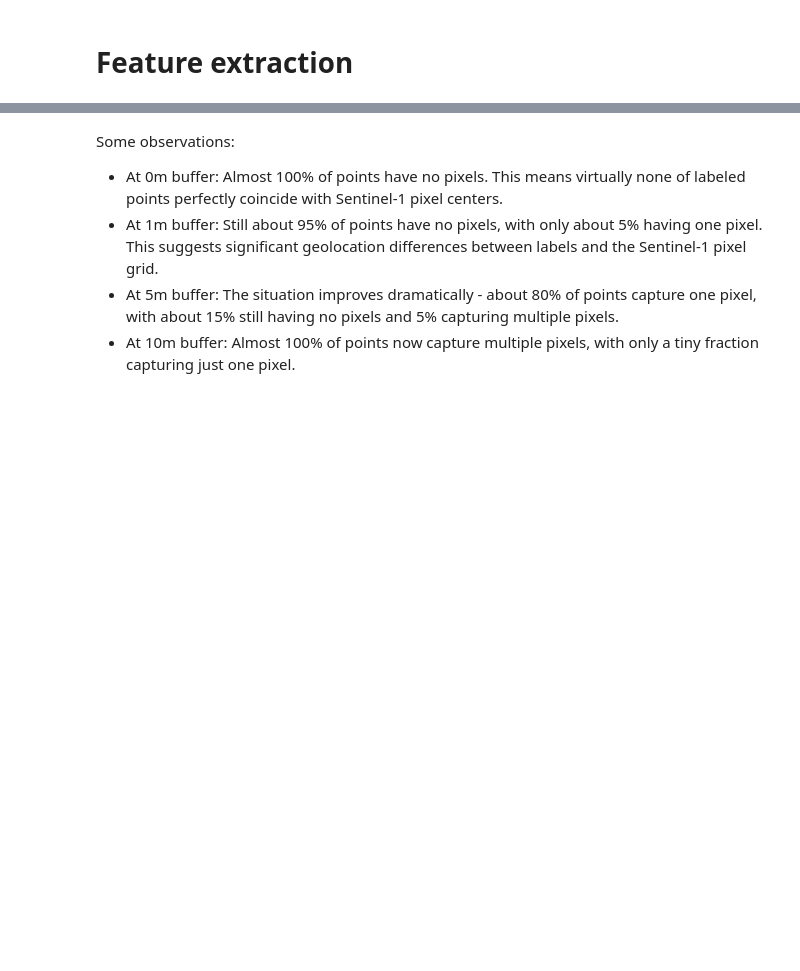
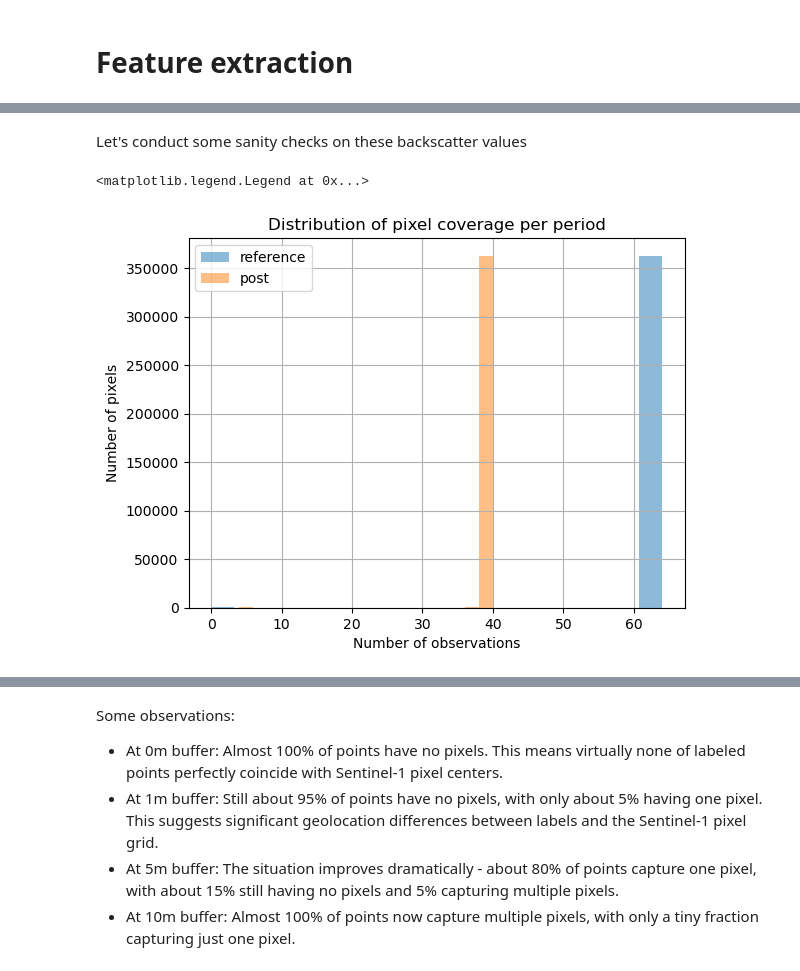
Before and after one commit to MatteoLarrode/ML-BuildingDamageViaSatellite, a Jupyter notebook: notebooks/03_feature_extraction.ipynb, the cells around one changed output, grey strips where cells are left out. Cells and saved outputs as stored; diff of their text form; code cells hidden in the pictures; blank space fills up the shorter version.

```diff
--- a/notebooks/03_feature_extraction.ipynb
+++ b/notebooks/03_feature_extraction.ipynb
@@ -88,0 +123,17 @@ all_backscatter.head()
+# %% [markdown]
+Let's conduct some sanity checks on these backscatter values
+# %%
+# Check temporal coverage per pixel
+# There should be 64 (32x2) reference values and 42 (21x2) post values
+pixel_coverage = all_backscatter.groupby(['pixel_id', 'period']).size().unstack(fill_value=0)
+
+# Distribution of pixel coverage per period
+pixel_coverage['reference'].hist(bins=20, alpha=0.5, label='reference')
+pixel_coverage['post'].hist(bins=20, alpha=0.5, label='post')
+plt.xlabel('Number of observations')
+plt.ylabel('Number of pixels')
+plt.title('Distribution of pixel coverage per period')
+plt.legend()
+# %% [output]
+<matplotlib.legend.Legend at 0x...>
+[figure, added]
```
Also changed, not shown: parts of 35 cells of this notebook, 6 other files.
